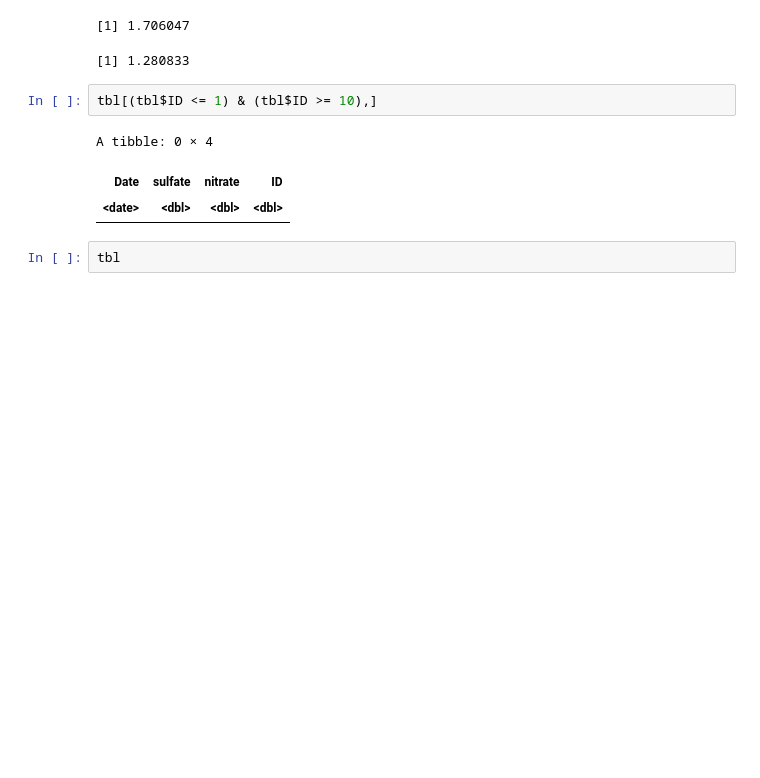
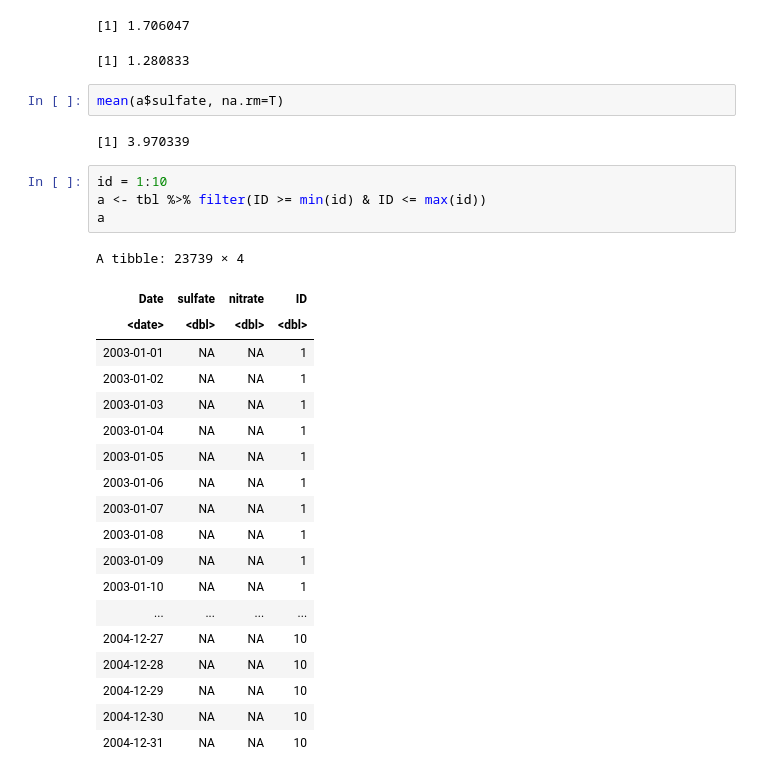
Before and after one commit to amirsaleem1990/Data-Science-specialization-Johns-Hopkins-University, a Jupyter notebook: Rprogramming/week-2/programming-assingment-1/Untitled.ipynb, the cells around one changed output. Saved outputs shown, nothing was run; the diff lists cells and outputs as text; blank space fills up the shorter version.

```diff
--- a/Rprogramming/week-2/programming-assingment-1/Untitled.ipynb
+++ b/Rprogramming/week-2/programming-assingment-1/Untitled.ipynb
@@ -44,11 +44,31 @@ pollutantmean("specdata", "nitrate", 23)
 [1] 0.7976266
 [1] 1.706047
 [1] 1.280833
-# %%
-tbl[(tbl$ID <= 1) & (tbl$ID >= 10),]
-# %% [output]
-A tibble: 0 × 4
-| Date | sulfate | nitrate | ID |
-| <date> | <dbl> | <dbl> | <dbl> |
-# %%
-tbl
+# %%
+mean(a$sulfate, na.rm=T)
+# %% [output]
+[1] 3.970339
+# %%
+id = 1:10
+a <- tbl %>% filter(ID >= min(id) & ID <= max(id))
+a
+# %% [output]
+A tibble: 23739 × 4
+| Date | sulfate | nitrate | ID |
+| <date> | <dbl> | <dbl> | <dbl> |
+| 2003-01-01 | NA | NA | 1 |
+| 2003-01-02 | NA | NA | 1 |
+| 2003-01-03 | NA | NA | 1 |
+| 2003-01-04 | NA | NA | 1 |
+| 2003-01-05 | NA | NA | 1 |
+| 2003-01-06 | NA | NA | 1 |
+| 2003-01-07 | NA | NA | 1 |
+| 2003-01-08 | NA | NA | 1 |
+| 2003-01-09 | NA | NA | 1 |
+| 2003-01-10 | NA | NA | 1 |
+| ... | ... | ... | ... |
+| 2004-12-27 | NA | NA | 10 |
+| 2004-12-28 | NA | NA | 10 |
+| 2004-12-29 | NA | NA | 10 |
+| 2004-12-30 | NA | NA | 10 |
+| 2004-12-31 | NA | NA | 10 |
```
